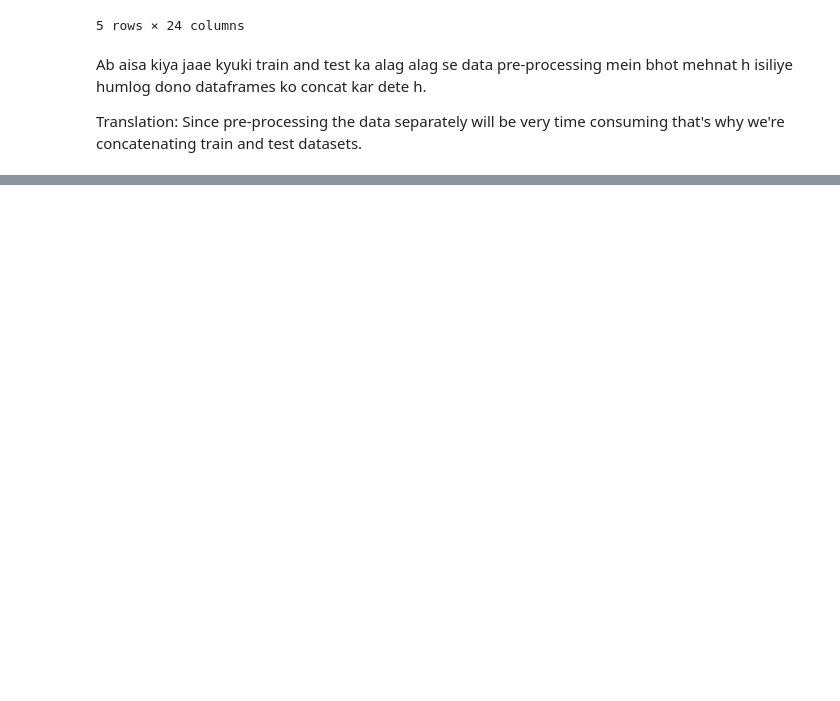
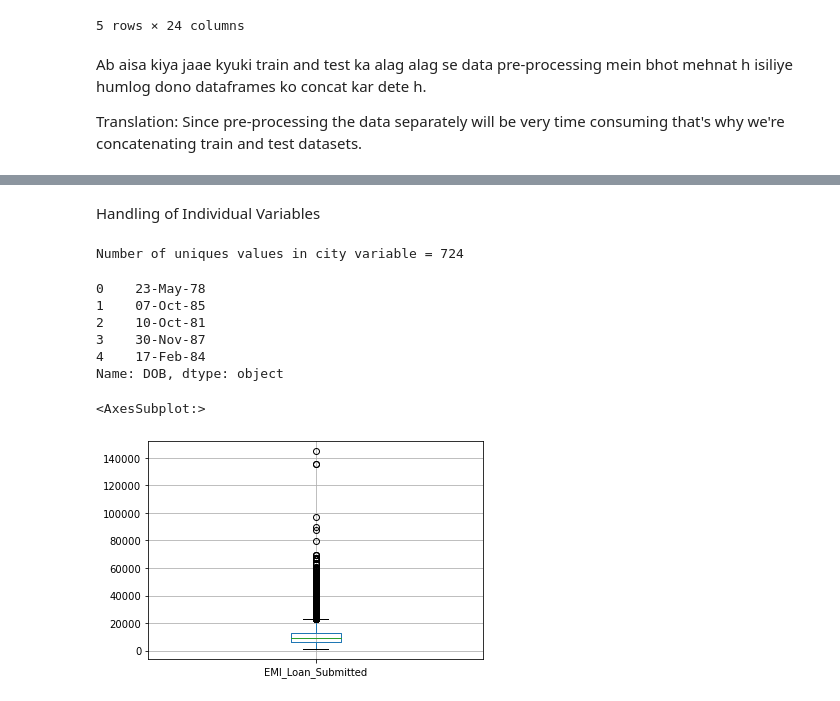
Before and after one commit to Creator853/ML_DL, a Jupyter notebook: GBM/Project2/DataPrep.ipynb, the cells around one changed output, grey strips where cells are left out. Cells and saved outputs as stored; diff of their text form; code cells hidden in the pictures; blank space fills up the shorter version.

```diff
--- a/GBM/Project2/DataPrep.ipynb
+++ b/GBM/Project2/DataPrep.ipynb
@@ -60,8 +60,8 @@ Ab aisa kiya jaae kyuki train and test ka alag alag se data pre-processing mein
 Translation: Since pre-processing the data separately will be very time consuming that's why we're concatenating train and test datasets.
 # %%
 #Combine into data
-train['Source'] = 'train'
-test['Source'] = 'test'
+train['source'] = 'train'
+test['source'] = 'test'
 data = pd.concat([train, test], ignore_index=True)
 data.shape
 # %% [output]
@@ -68,0 +117,33 @@ data.shape
+# %% [markdown]
+Handling of Individual Variables
+# %%
+#City Variable
+print("Number of uniques values in city variable = {}".format(len(data['City'].unique())))
+#Now since there are too many uniques values we'll have to drop this variable
+#Now question arises is why ????
+#One thing to understand here is that that the large number of unique values will only lead to non-convergence of our ML Algorithm
+data.drop('City', axis=1, inplace = True)
+# %% [output]
+Number of uniques values in city variable = 724
+# %%
+#Determination of age from DOB.
+data['DOB'].head()
+# %% [output]
+0    23-May-78
+1    07-Oct-85
+2    10-Oct-81
+3    30-Nov-87
+4    17-Feb-84
+Name: DOB, dtype: object
+# %%
+#Creation of Age Variable
+data['Age'] = data['DOB'].apply(lambda x: 122 - int(x[-2:]))
+data['Age'].head()
+#Yahan logic ye h ki 1900 to 2022 is 122 so maine bas 122 se minus kar ke age nikal di h
+#DRop DOB
+data.drop('DOB', axis=1, inplace=True)
+# %%
+data.boxplot(column=['EMI_Loan_Submitted'], return_type='axes')
+# %% [output]
+<AxesSubplot:>
+[figure, added]
```
Also changed, not shown: parts of 29 cells of this notebook, 3 other files.
